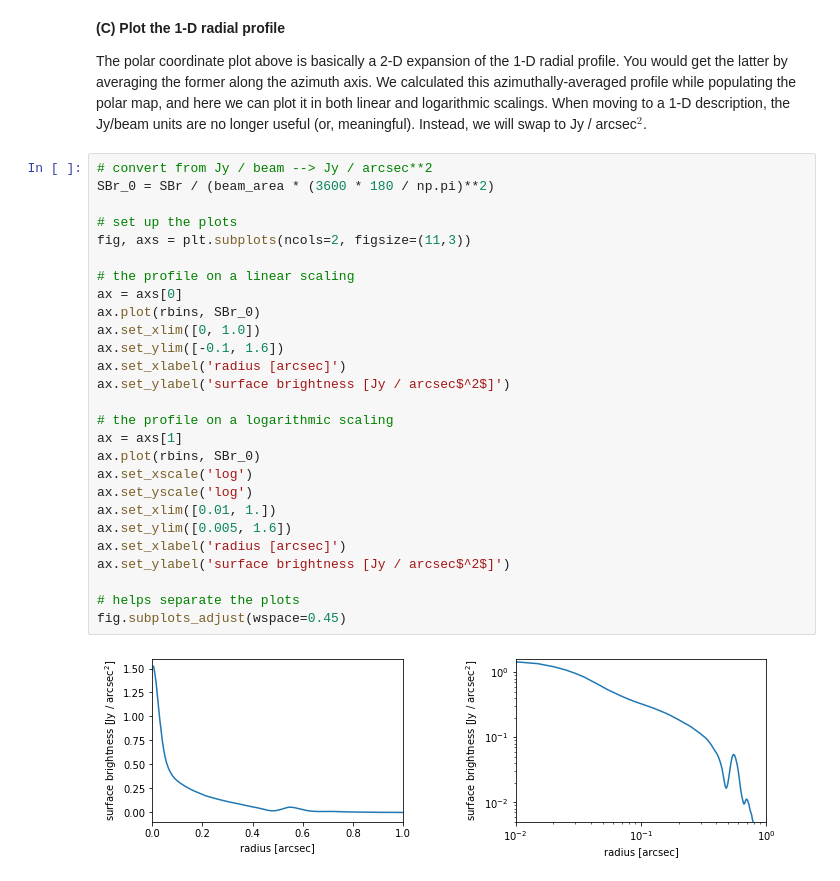
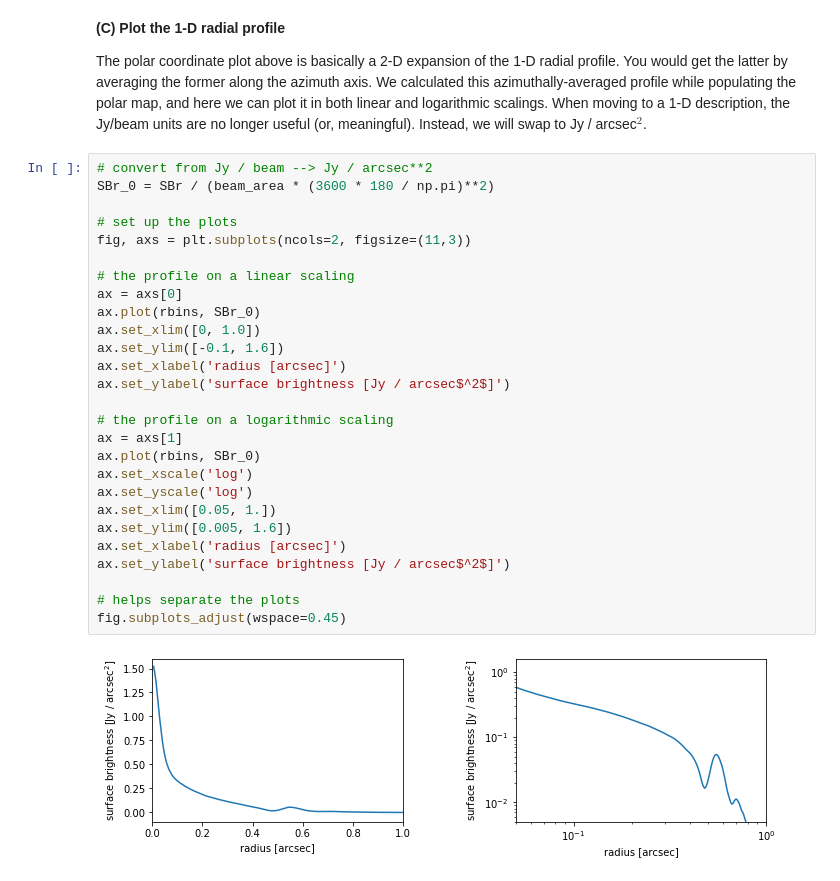
Before and after one commit to seanandrews/DSHARP_CPDs, a Jupyter notebook: Part2_Profiles.ipynb, the cells around one changed output. Cells and saved outputs as stored; diff of their text form.

```diff
--- a/Part2_Profiles.ipynb
+++ b/Part2_Profiles.ipynb
@@ -207,29 +207,29 @@ The polar coordinate plot above is basically a 2-D expansion of the 1-D radial p
 # %%
 # convert from Jy / beam --> Jy / arcsec**2
 SBr_0 = SBr / (beam_area * (3600 * 180 / np.pi)**2)
 
 # set up the plots
 fig, axs = plt.subplots(ncols=2, figsize=(11,3))
 
 # the profile on a linear scaling
 ax = axs[0]
 ax.plot(rbins, SBr_0)
 ax.set_xlim([0, 1.0])
 ax.set_ylim([-0.1, 1.6])
 ax.set_xlabel('radius [arcsec]')
 ax.set_ylabel('surface brightness [Jy / arcsec$^2$]')
 
 # the profile on a logarithmic scaling
 ax = axs[1]
 ax.plot(rbins, SBr_0)
 ax.set_xscale('log')
 ax.set_yscale('log')
-ax.set_xlim([0.01, 1.])
+ax.set_xlim([0.05, 1.])
 ax.set_ylim([0.005, 1.6])
 ax.set_xlabel('radius [arcsec]')
 ax.set_ylabel('surface brightness [Jy / arcsec$^2$]')
 
 # helps separate the plots
 fig.subplots_adjust(wspace=0.45)
 # %% [output]
-[figure, old version]
+[figure, new version]
```
Also changed, not shown: 1 other file.
